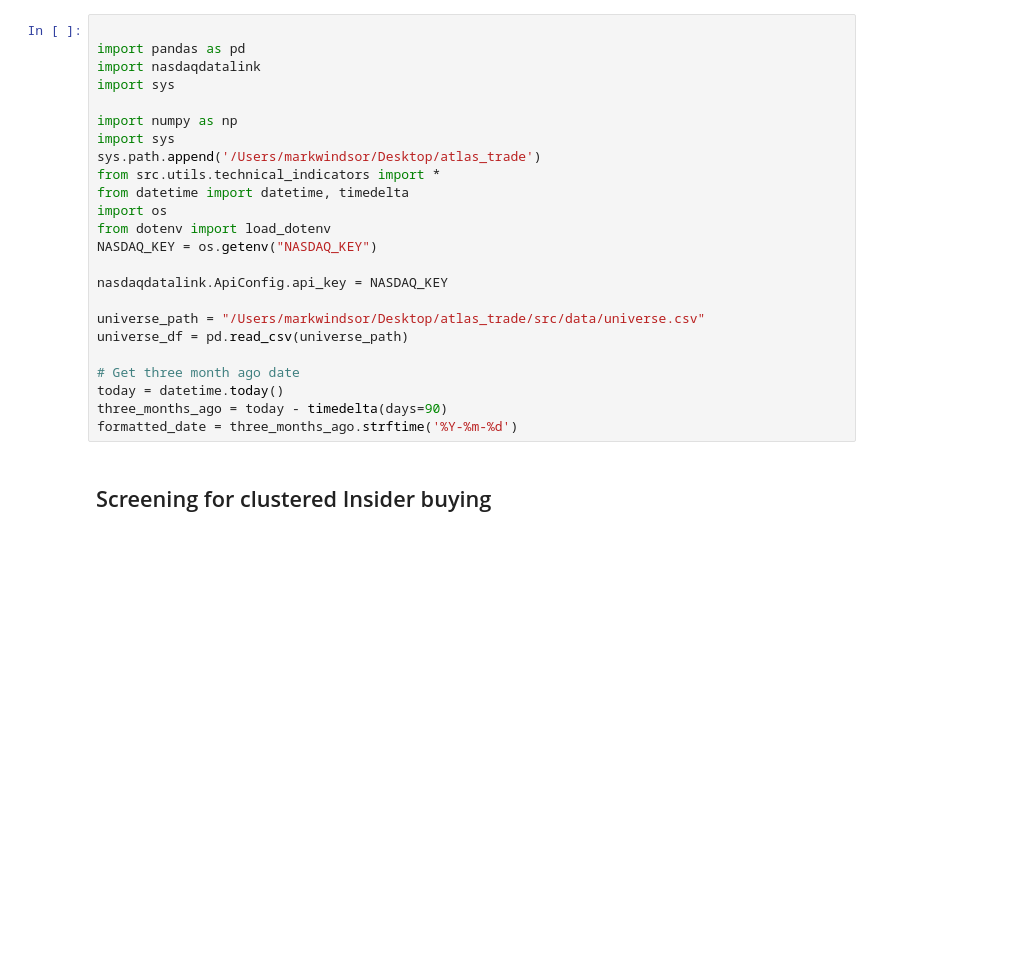
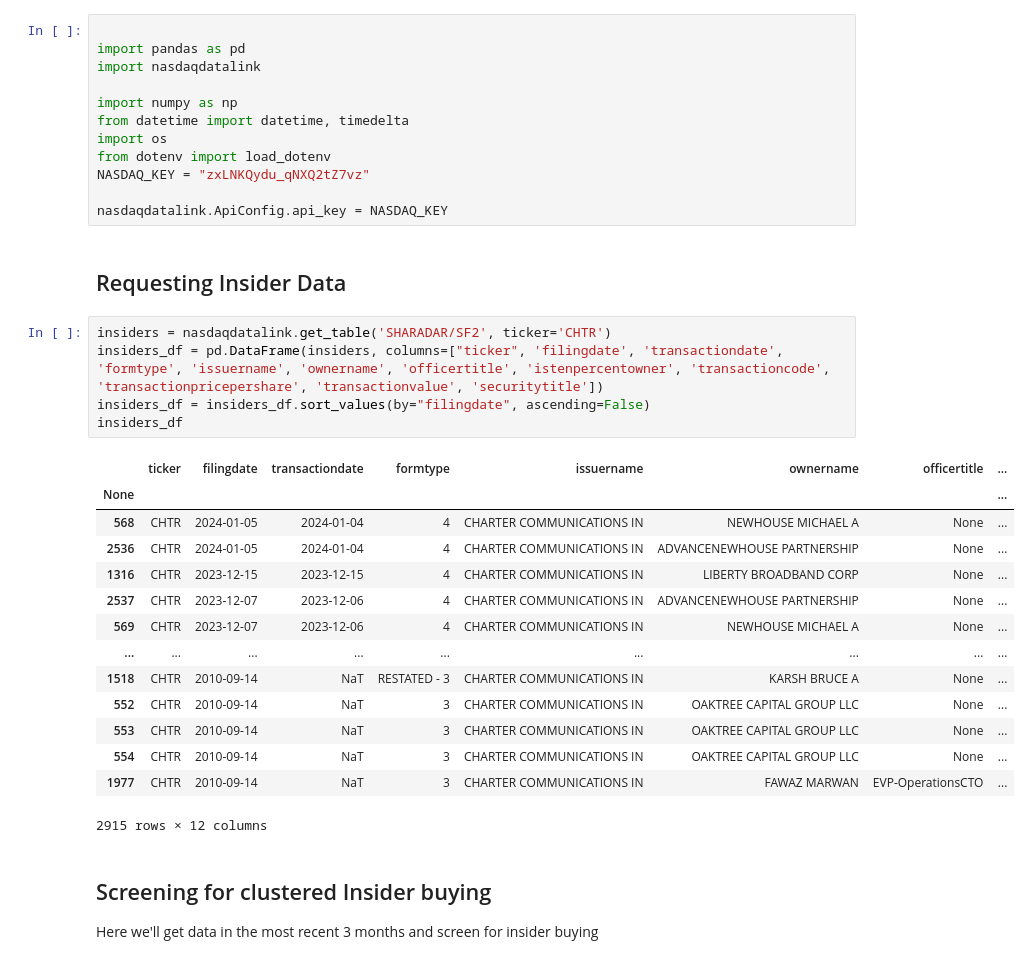
Before and after one commit to atlas-finance-io/atlas_trade, a Jupyter notebook: src/notebooks/reference/insiders.ipynb, the cells around one changed output. Cells and saved outputs as stored; diff of their text form; blank space fills up the shorter version.

```diff
--- a/src/notebooks/reference/insiders.ipynb
+++ b/src/notebooks/reference/insiders.ipynb
@@ -14,26 +15,38 @@ S: Indicates an open market or private sale of a non derivative or derivative se
 
 import pandas as pd
 import nasdaqdatalink
-import sys
 
 import numpy as np
-import sys
-sys.path.append('/Users/markwindsor/Desktop/atlas_trade')
-from src.utils.technical_indicators import *
 from datetime import datetime, timedelta
 import os
 from dotenv import load_dotenv
-NASDAQ_KEY = os.getenv("NASDAQ_KEY")
+NASDAQ_KEY = "zxLNKQydu_qNXQ2tZ7vz"
 
 nasdaqdatalink.ApiConfig.api_key = NASDAQ_KEY
-
-universe_path = "/Users/markwindsor/Desktop/atlas_trade/src/data/universe.csv"
-universe_df = pd.read_csv(universe_path)
-
-# Get three month ago date
-today = datetime.today()
-three_months_ago = today - timedelta(days=90)
-formatted_date = three_months_ago.strftime('%Y-%m-%d')
-# %% [markdown]
-## Screening for clustered Insider buying
+# %% [markdown]
+## Requesting Insider Data
+# %%
+insiders = nasdaqdatalink.get_table('SHARADAR/SF2', ticker='CHTR')
+insiders_df = pd.DataFrame(insiders, columns=["ticker", 'filingdate', 'transactiondate', 'formtype', 'issuername', 'ownername', 'officertitle', 'istenpercentowner', 'transactioncode', 'transactionpricepershare', 'transactionvalue', 'securitytitle'])
+insiders_df = insiders_df.sort_values(by="filingdate", ascending=False)
+insiders_df
+# %% [output]
+|  | ticker | filingdate | transactiondate | formtype | issuername | ownername | officertitle | ... |
+| None |  |  |  |  |  |  |  | ... |
+| 568 | CHTR | 2024-01-05 | 2024-01-04 | 4 | CHARTER COMMUNICATIONS IN | NEWHOUSE MICHAEL A | None | ... |
+| 2536 | CHTR | 2024-01-05 | 2024-01-04 | 4 | CHARTER COMMUNICATIONS IN | ADVANCENEWHOUSE PARTNERSHIP | None | ... |
+| 1316 | CHTR | 2023-12-15 | 2023-12-15 | 4 | CHARTER COMMUNICATIONS IN | LIBERTY BROADBAND CORP | None | ... |
+| 2537 | CHTR | 2023-12-07 | 2023-12-06 | 4 | CHARTER COMMUNICATIONS IN | ADVANCENEWHOUSE PARTNERSHIP | None | ... |
+| 569 | CHTR | 2023-12-07 | 2023-12-06 | 4 | CHARTER COMMUNICATIONS IN | NEWHOUSE MICHAEL A | None | ... |
+| ... | ... | ... | ... | ... | ... | ... | ... | ... |
+| 1518 | CHTR | 2010-09-14 | NaT | RESTATED - 3 | CHARTER COMMUNICATIONS IN | KARSH BRUCE A | None | ... |
+| 552 | CHTR | 2010-09-14 | NaT | 3 | CHARTER COMMUNICATIONS IN | OAKTREE CAPITAL GROUP LLC | None | ... |
+| 553 | CHTR | 2010-09-14 | NaT | 3 | CHARTER COMMUNICATIONS IN | OAKTREE CAPITAL GROUP LLC | None | ... |
+| 554 | CHTR | 2010-09-14 | NaT | 3 | CHARTER COMMUNICATIONS IN | OAKTREE CAPITAL GROUP LLC | None | ... |
+| 1977 | CHTR | 2010-09-14 | NaT | 3 | CHARTER COMMUNICATIONS IN | FAWAZ MARWAN | EVP-OperationsCTO | ... |
+2915 rows × 12 columns
+# %% [markdown]
+## Screening for clustered Insider buying
+
+Here we'll get data in the most recent 3 months and screen for insider buying
 # %%
```
Also changed, not shown: parts of 1 cell of this notebook, 9 other files.
